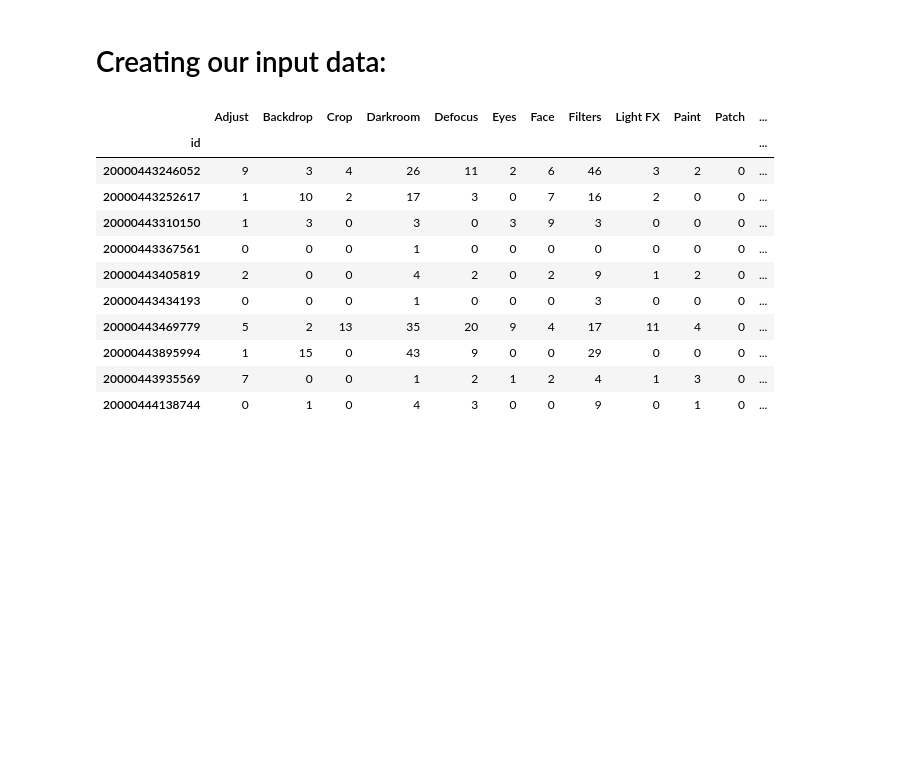
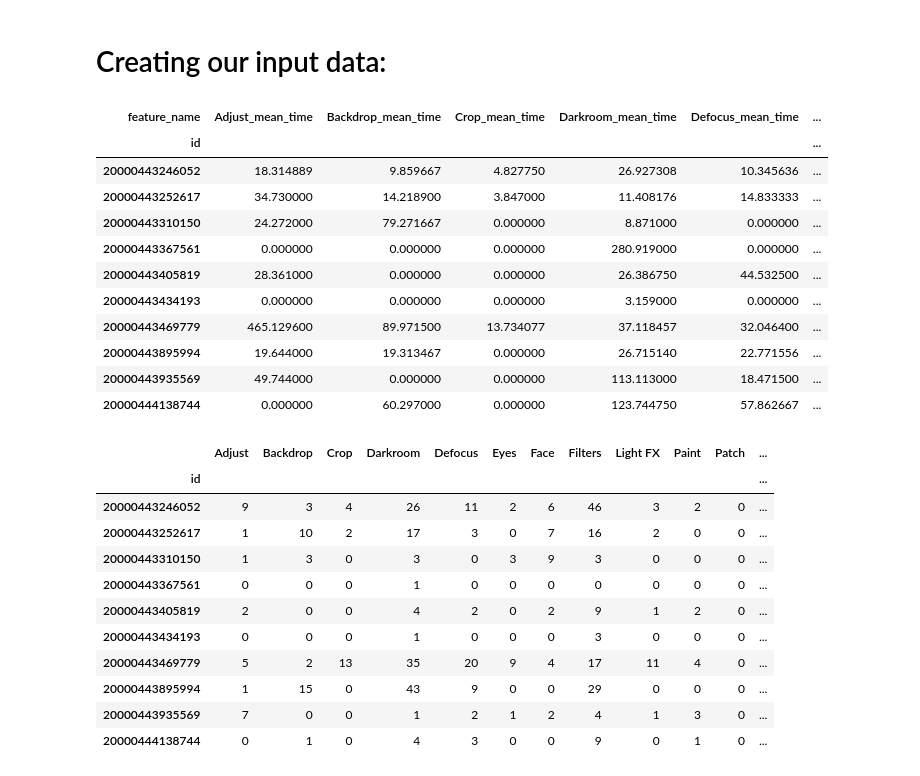
Before and after one commit to tomyitav/datahack-2018-challenge, a Jupyter notebook: datahack_2018.ipynb, the cells around one changed output. Cells and saved outputs as stored; diff of their text form; code cells hidden in the pictures; blank space fills up the shorter version.

```diff
--- a/datahack_2018.ipynb
+++ b/datahack_2018.ipynb
@@ -181,6 +193,24 @@ joined_df.groupby(['id', 'churned'])[['accepted']].mean().boxplot(by='churned')
 [figure]
 # %% [markdown]
 # Creating our input data:
+# %%
+# extract mean usage time for features
+users_usage_summaries = pd.pivot_table(df_usage[['id', 'feature_name', 'usage_duration']], values='usage_duration', index=['id'], columns=['feature_name'], aggfunc=np.mean, fill_value=0)
+users_usage_summaries = users_usage_summaries.add_suffix('_mean_time')
+users_usage_summaries.head(10)
+# %% [output]
+| feature_name | Adjust_mean_time | Backdrop_mean_time | Crop_mean_time | Darkroom_mean_time | Defocus_mean_time | ... |
+| id |  |  |  |  |  | ... |
+| 20000443246052 | 18.314889 | 9.859667 | 4.827750 | 26.927308 | 10.345636 | ... |
+| 20000443252617 | 34.730000 | 14.218900 | 3.847000 | 11.408176 | 14.833333 | ... |
+| 20000443310150 | 24.272000 | 79.271667 | 0.000000 | 8.871000 | 0.000000 | ... |
+| 20000443367561 | 0.000000 | 0.000000 | 0.000000 | 280.919000 | 0.000000 | ... |
+| 20000443405819 | 28.361000 | 0.000000 | 0.000000 | 26.386750 | 44.532500 | ... |
+| 20000443434193 | 0.000000 | 0.000000 | 0.000000 | 3.159000 | 0.000000 | ... |
+| 20000443469779 | 465.129600 | 89.971500 | 13.734077 | 37.118457 | 32.046400 | ... |
+| 20000443895994 | 19.644000 | 19.313467 | 0.000000 | 26.715140 | 22.771556 | ... |
+| 20000443935569 | 49.744000 | 0.000000 | 0.000000 | 113.113000 | 18.471500 | ... |
+| 20000444138744 | 0.000000 | 60.297000 | 0.000000 | 123.744750 | 57.862667 | ... |
 # %%
 #Let's create a table with statistic summaries: rows correspond to users; columns to various statistics:
 users_usage_summaries = pd.pivot_table(df_usage[['id', 'feature_name']], index=['id'], columns=['feature_name'], aggfunc=len, fill_value=0)
```
Also changed, not shown: parts of 7 cells of this notebook.
